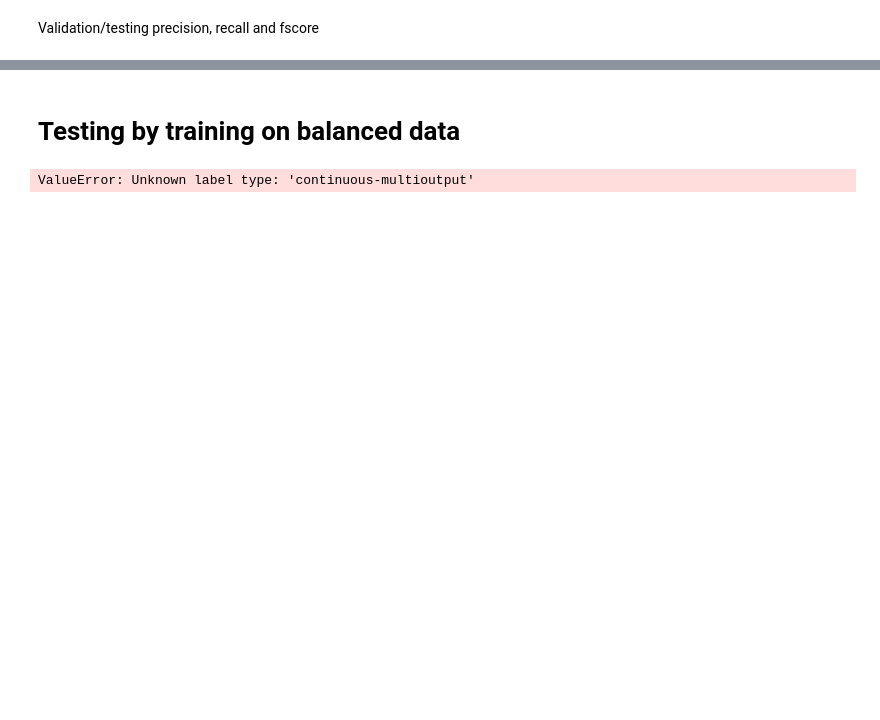
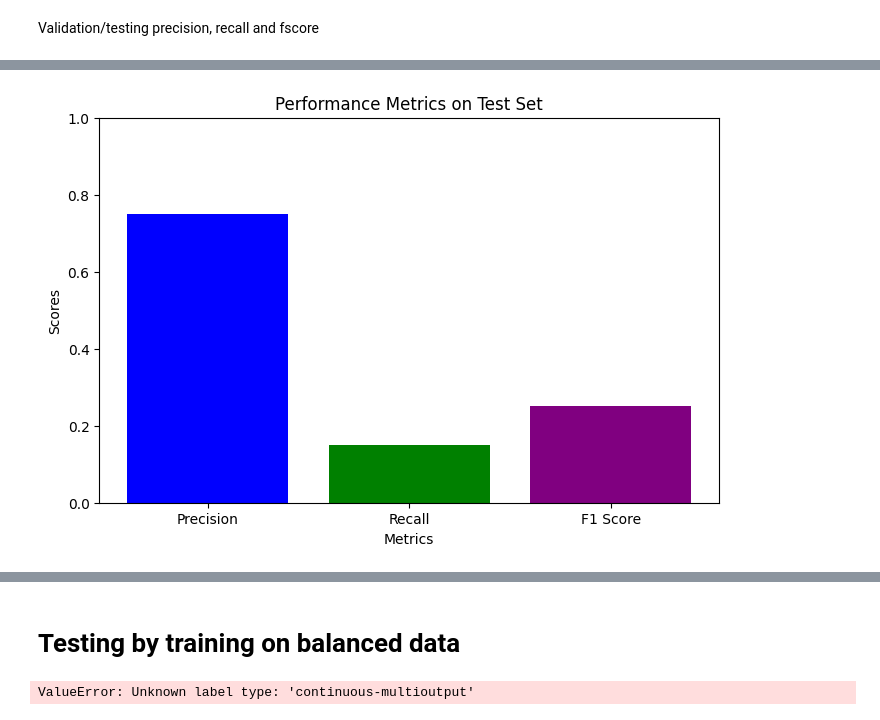
Before and after one commit to heatherMonteson/NCAA-Basketball-Player-Predictions-, a Jupyter notebook: NCAA_Cleaned_Up.ipynb, the cells around one changed output, grey strips where cells are left out. Saved outputs shown, nothing was run; the diff lists cells and outputs as text; code cells hidden in the pictures; blank space fills up the shorter version.

```diff
--- a/NCAA_Cleaned_Up.ipynb
+++ b/NCAA_Cleaned_Up.ipynb
@@ -96,3 +148,13 @@ playerDf.loc[playerDf["pick"] != 1, "pick"] = 0
+# %%
+threshold = 15
+missing_percentage = (playerDf.isnull().sum(axis=1) / playerDf.shape[1]) * 100
+rows_to_drop = []
+
+for index, percentage in missing_percentage.iteritems():
+    if percentage > threshold:
+        rows_to_drop.append(index)
+
+playerDf = playerDf.drop(index=rows_to_drop)
 # %%
 team_label_encoder = LabelEncoder()
 playerDf['team'] = team_label_encoder.fit_transform(playerDf['team'])
@@ -103,8 +165,7 @@ playerDf['conf'] = conf_label_encoder.fit_transform(playerDf['conf'])
 role_position_label_encoder = LabelEncoder()
 playerDf['role_position'] = role_position_label_encoder.fit_transform(playerDf['role_position'])
 
-player_name_label_encoder = LabelEncoder()
-playerDf['player_name'] = player_name_label_encoder.fit_transform(playerDf['player_name'])
+playerDf=playerDf.drop('player_name', axis=1)
 # %%
 imputer = KNNImputer(n_neighbors=10)
 imputed_numeric = imputer.fit_transform(playerDf.select_dtypes(include=np.number))
@@ -120,5 +179,5 @@ Remove overlapping players based on 4 year college career so that the training s
 # %%
-trainDf=playerDf.loc[playerDf['year'] <2017]
+trainDf=playerDf.loc[playerDf['year'] <2021]
 testDf= playerDf.loc[playerDf['year'] >= 2021]
 # %% [markdown]
 Feature selection
@@ -201,9 +248,10 @@ def get_training_data(data, start, stop, end=False):
 # features=['usg', 'DRB_per', 'AST_per', 'TO_per',  'twoP_per', 'blk_per', 'porpag','bpm', 'dbpm', 'ogbpm', 'dgbpm']
 # features = ['GP', 'FTA', 'porpag', 'adjoe', 'adrtg', 'bpm', 'obpm', 'dbpm', 'ogbpm', 'dgbpm','blk', 'pts']
 # features = ['GP', 'FTA', 'porpag', 'adjoe', 'adrtg', 'bpm', 'obpm', 'dbpm', 'blk', 'pts']
-features=['porpag', 'adjoe','adrtg', 'bpm', 'obpm', 'dbpm', 'ogbpm', 'dgbpm', 'pts']
+# features=['porpag','adjoe','adrtg', 'bpm', 'obpm', 'dbpm', 'ogbpm', 'dgbpm', 'pts']
 
-# features= selected_features
+
+features= selected_features
 
 numFeatures= len(features)
 rows=trainDf.shape[0]
@@ -213,11 +261,17 @@ perSet = int(rows/numSets)
 #shuffle
 trainDf = trainDf.sample(frac=1, random_state=42).reset_index(drop=True)
 
+# 6 sets
+numSets=6
+perSet = int(rows/numSets)
+
 set1=get_training_data(trainDf, 0,perSet)
 set2=get_training_data(trainDf, perSet, perSet*2)
 set3=get_training_data(trainDf, perSet*2, perSet*3)
 set4=get_training_data(trainDf, perSet*3, perSet*4)
-set5=get_training_data(trainDf, perSet*4, 0, True) #set will inclide any extera entries
-trainingSets=[set1, set2, set3, set4, set5]
+set5=get_training_data(trainDf, perSet*4, perSet*5)
+set6=get_training_data(trainDf, perSet*5, 0, True) #set will inclide any extera entries
+
+trainingSets=[set1, set2, set3, set4, set5, set6]
 # %%
 def kFoldTrain(model, sets, features, target='pick'):
@@ -317,3 +383,19 @@ F1-score on Test Set: 0.22950819672131142
+# %%
+import matplotlib.pyplot as plt
+
+#bar plot of the metrics
+metrics = ['Precision', 'Recall', 'F1 Score']
+scores = [tPrecision, tRecall , tF1]
+
+plt.figure(figsize=(8, 5))
+plt.bar(metrics, scores, color=['blue', 'green', 'purple'])
+plt.xlabel('Metrics')
+plt.ylabel('Scores')
+plt.title('Performance Metrics on Test Set')
+plt.ylim(0, 1)  # Set y-axis limit to better visualize scores between 0 and 1
+plt.show()
+# %% [output]
+[figure, added]
 # %% [markdown]
 ## Test run pref values for cross fold and various features selected:
 
```
Also changed, not shown: parts of 26 cells of this notebook.
